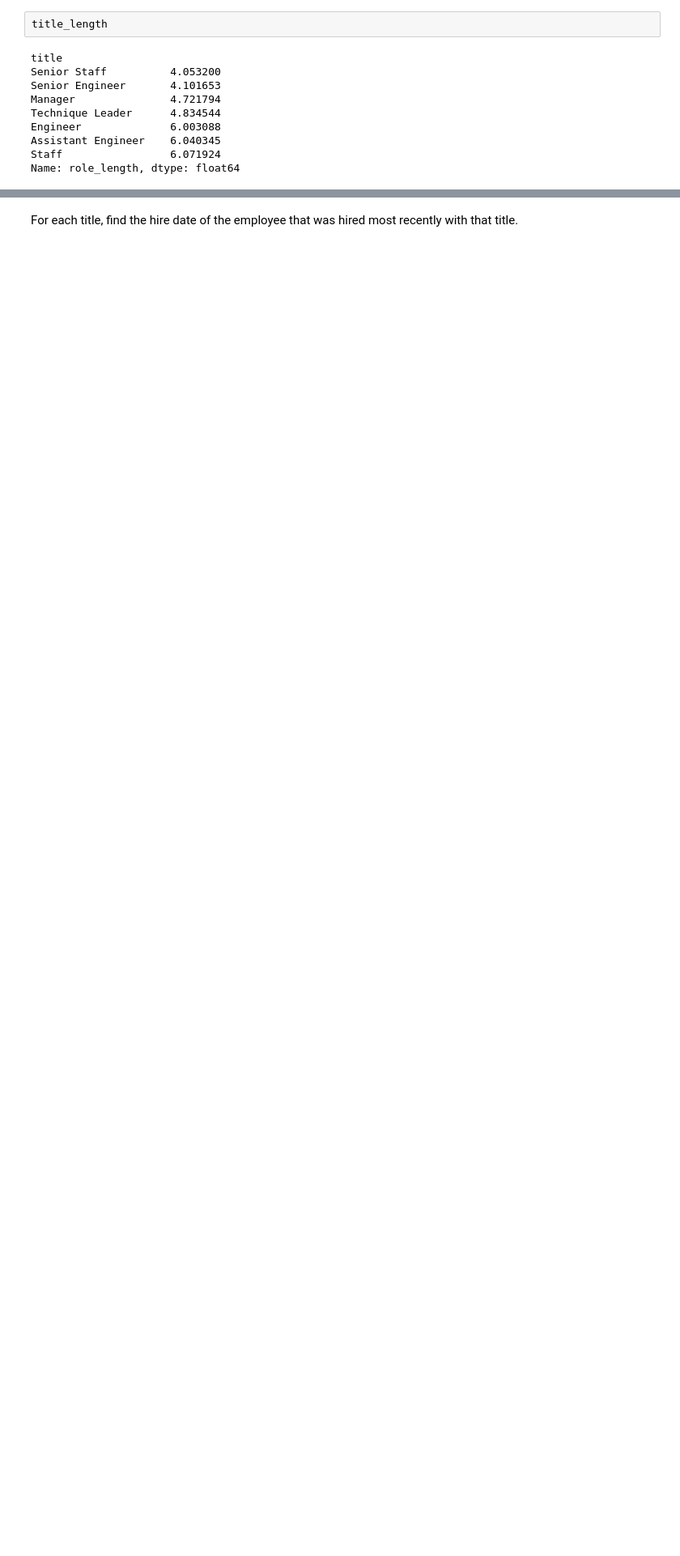
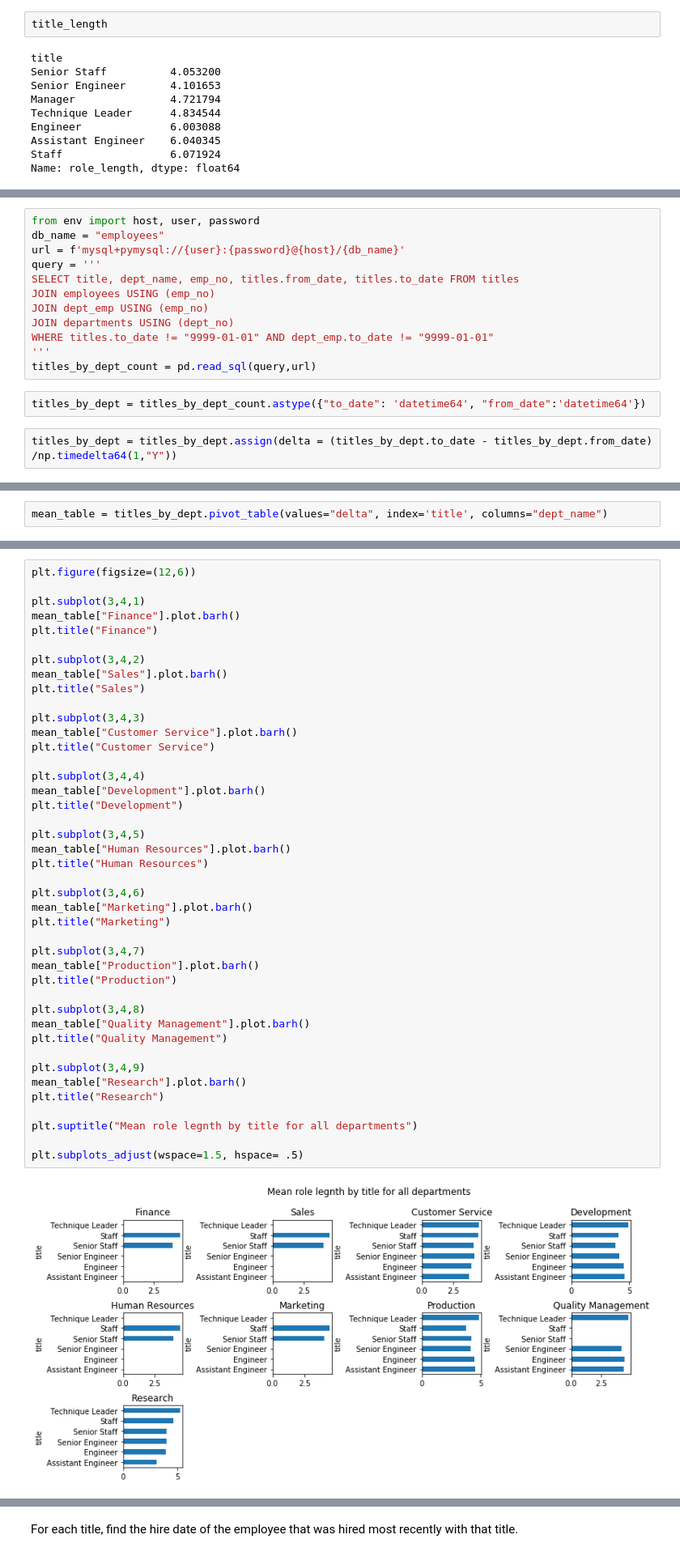
Before and after one commit to guedanie/python-exercises, a Jupyter notebook: 4.8.4.4_advanced_dataframes.ipynb, the cells around one changed output, grey strips where cells are left out. Shown: that part at 81% size. Drawn from its saved outputs; the diff is of its cells as text; blank space fills up the shorter version.

```diff
--- a/4.8.4.4_advanced_dataframes.ipynb
+++ b/4.8.4.4_advanced_dataframes.ipynb
@@ -814,0 +852,16 @@ Text(0, 0.5, 'Years')
+# %%
+from env import host, user, password
+db_name = "employees"
+url = f'mysql+pymysql://{user}:{password}@{host}/{db_name}'
+query = '''
+SELECT title, dept_name, emp_no, titles.from_date, titles.to_date FROM titles
+JOIN employees USING (emp_no)
+JOIN dept_emp USING (emp_no)
+JOIN departments USING (dept_no)
+WHERE titles.to_date != "9999-01-01" AND dept_emp.to_date != "9999-01-01"
+'''
+titles_by_dept_count = pd.read_sql(query,url)
+# %%
+titles_by_dept = titles_by_dept_count.astype({"to_date": 'datetime64', "from_date":'datetime64'})
+# %%
+titles_by_dept = titles_by_dept.assign(delta = (titles_by_dept.to_date - titles_by_dept.from_date) /np.timedelta64(1,"Y"))
@@ -814,0 +877,2 @@ Text(0, 0.5, 'Years')
+# %%
+mean_table = titles_by_dept.pivot_table(values="delta", index='title', columns="dept_name")
@@ -814,0 +890,44 @@ Text(0, 0.5, 'Years')
+# %%
+plt.figure(figsize=(12,6))
+
+plt.subplot(3,4,1)
+mean_table["Finance"].plot.barh()
+plt.title("Finance")
+
+plt.subplot(3,4,2)
+mean_table["Sales"].plot.barh()
+plt.title("Sales")
+
+plt.subplot(3,4,3)
+mean_table["Customer Service"].plot.barh()
+plt.title("Customer Service")
+
+plt.subplot(3,4,4)
+mean_table["Development"].plot.barh()
+plt.title("Development")
+
+plt.subplot(3,4,5)
+mean_table["Human Resources"].plot.barh()
+plt.title("Human Resources")
+
+plt.subplot(3,4,6)
+mean_table["Marketing"].plot.barh()
+plt.title("Marketing")
+
+plt.subplot(3,4,7)
+mean_table["Production"].plot.barh()
+plt.title("Production")
+
+plt.subplot(3,4,8)
+mean_table["Quality Management"].plot.barh()
+plt.title("Quality Management")
+
+plt.subplot(3,4,9)
+mean_table["Research"].plot.barh()
+plt.title("Research")
+
+plt.suptitle("Mean role legnth by title for all departments")
+
+plt.subplots_adjust(wspace=1.5, hspace= .5)
+# %% [output]
+[figure, added]
```
Also changed, not shown: parts of 11 cells of this notebook, 1 other file.
